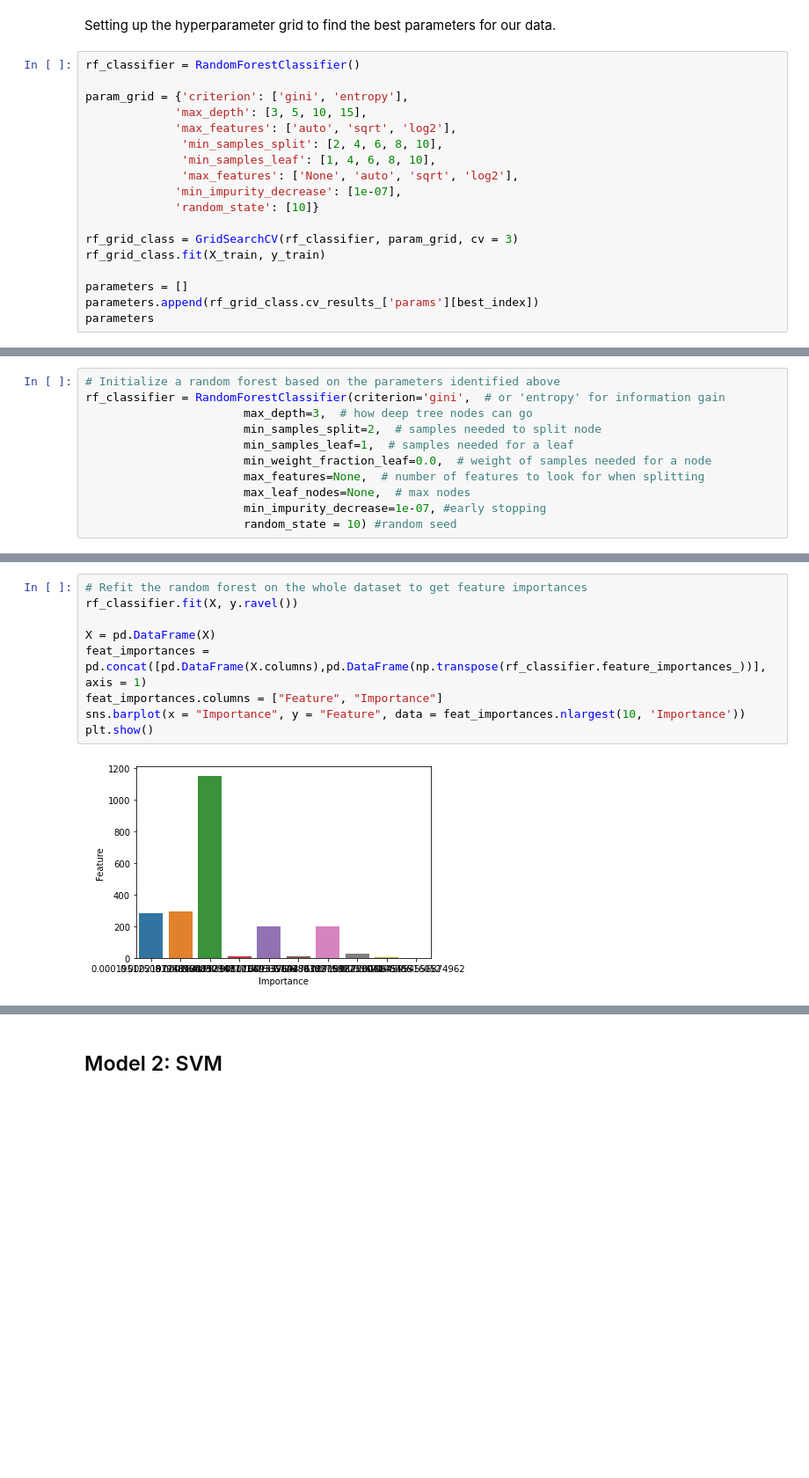
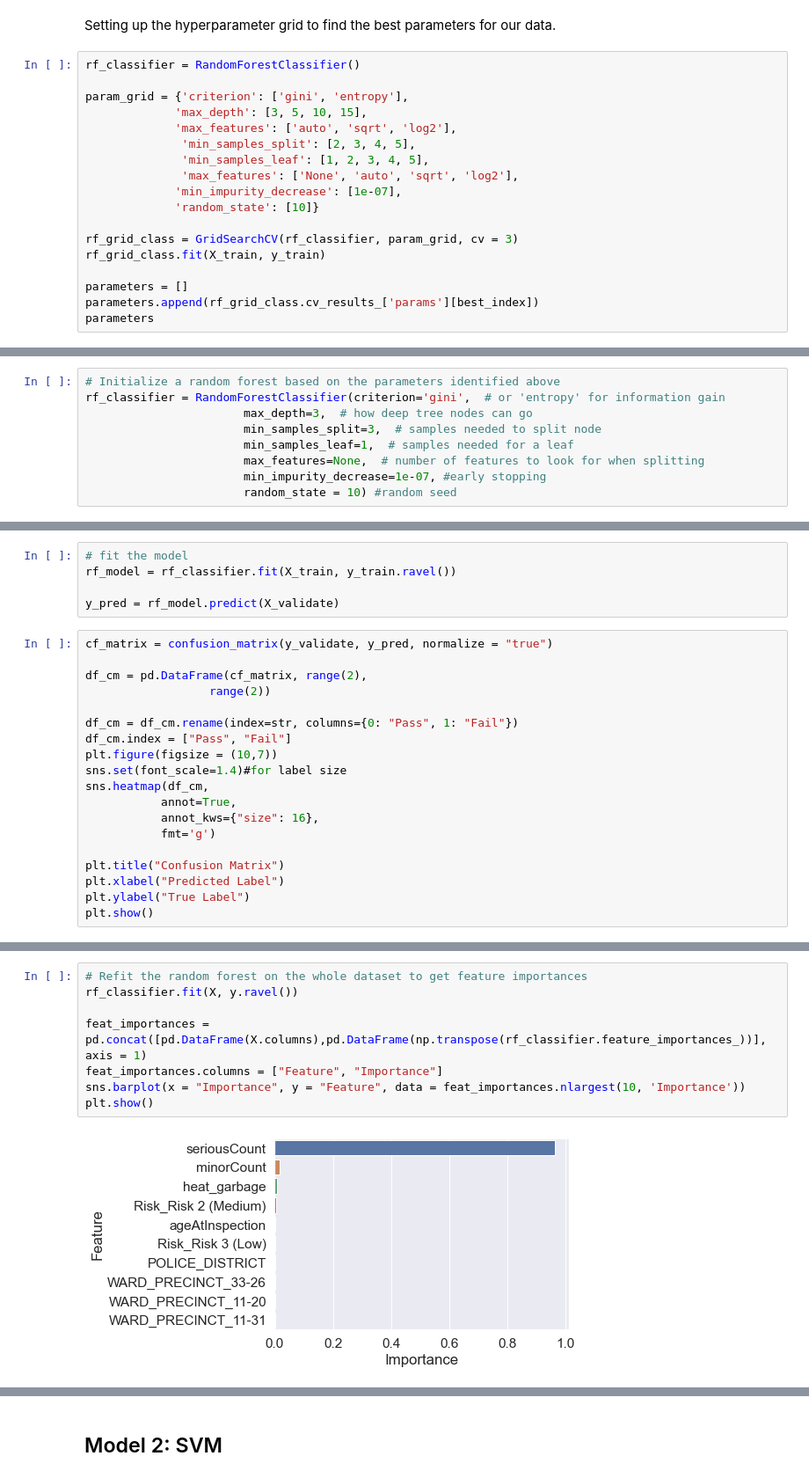
Before and after one commit to angelmendiolaross/CSS_Project_3, a Jupyter notebook: Project 3 Students.ipynb, the cells around one changed output, grey strips where cells are left out. Shown at 88% size. Cells and saved outputs as stored; diff of their text form; blank space fills up the shorter version.

Commit message:
fixing errors in hyperparameter tuning and feature importance plots

```diff
--- a/Project 3 Students.ipynb
+++ b/Project 3 Students.ipynb
@@ -248,8 +244,8 @@ rf_classifier = RandomForestClassifier()
 param_grid = {'criterion': ['gini', 'entropy'],
              'max_depth': [3, 5, 10, 15],
              'max_features': ['auto', 'sqrt', 'log2'],
-              'min_samples_split': [2, 4, 6, 8, 10],
-              'min_samples_leaf': [1, 4, 6, 8, 10],
+              'min_samples_split': [2, 3, 4, 5],
+              'min_samples_leaf': [1, 2, 3, 4, 5],
               'max_features': ['None', 'auto', 'sqrt', 'log2'],
              'min_impurity_decrease': [1e-07],
              'random_state': [10]}
@@ -266,10 +270,8 @@ NameError: name 'parameters' is not defined
 # Initialize a random forest based on the parameters identified above
 rf_classifier = RandomForestClassifier(criterion='gini',  # or 'entropy' for information gain
                        max_depth=3,  # how deep tree nodes can go
-                       min_samples_split=2,  # samples needed to split node
+                       min_samples_split=3,  # samples needed to split node
                        min_samples_leaf=1,  # samples needed for a leaf
-                       min_weight_fraction_leaf=0.0,  # weight of samples needed for a node
                        max_features=None,  # number of features to look for when splitting
-                       max_leaf_nodes=None,  # max nodes
                        min_impurity_decrease=1e-07, #early stopping
                        random_state = 10) #random seed
@@ -282,0 +278,24 @@ scores.mean()
+# %%
+# fit the model
+rf_model = rf_classifier.fit(X_train, y_train.ravel())
+
+y_pred = rf_model.predict(X_validate)
+# %%
+cf_matrix = confusion_matrix(y_validate, y_pred, normalize = "true")
+
+df_cm = pd.DataFrame(cf_matrix, range(2),
+                  range(2))
+
+df_cm = df_cm.rename(index=str, columns={0: "Pass", 1: "Fail"})
+df_cm.index = ["Pass", "Fail"]
+plt.figure(figsize = (10,7))
+sns.set(font_scale=1.4)#for label size
+sns.heatmap(df_cm,
+           annot=True,
+           annot_kws={"size": 16},
+           fmt='g')
+
+plt.title("Confusion Matrix")
+plt.xlabel("Predicted Label")
+plt.ylabel("True Label")
+plt.show()
@@ -285,12 +308,11 @@ It appears that the serious violations (?) count is the most important feature b
 # %%
 # Refit the random forest on the whole dataset to get feature importances
 rf_classifier.fit(X, y.ravel())
 
-X = pd.DataFrame(X)
 feat_importances = pd.concat([pd.DataFrame(X.columns),pd.DataFrame(np.transpose(rf_classifier.feature_importances_))], axis = 1)
 feat_importances.columns = ["Feature", "Importance"]
 sns.barplot(x = "Importance", y = "Feature", data = feat_importances.nlargest(10, 'Importance'))
 plt.show()
 # %% [output]
-[figure, old version]
+[figure, new version]
 # %% [markdown]
```
Also changed, not shown: parts of 28 cells of this notebook.
